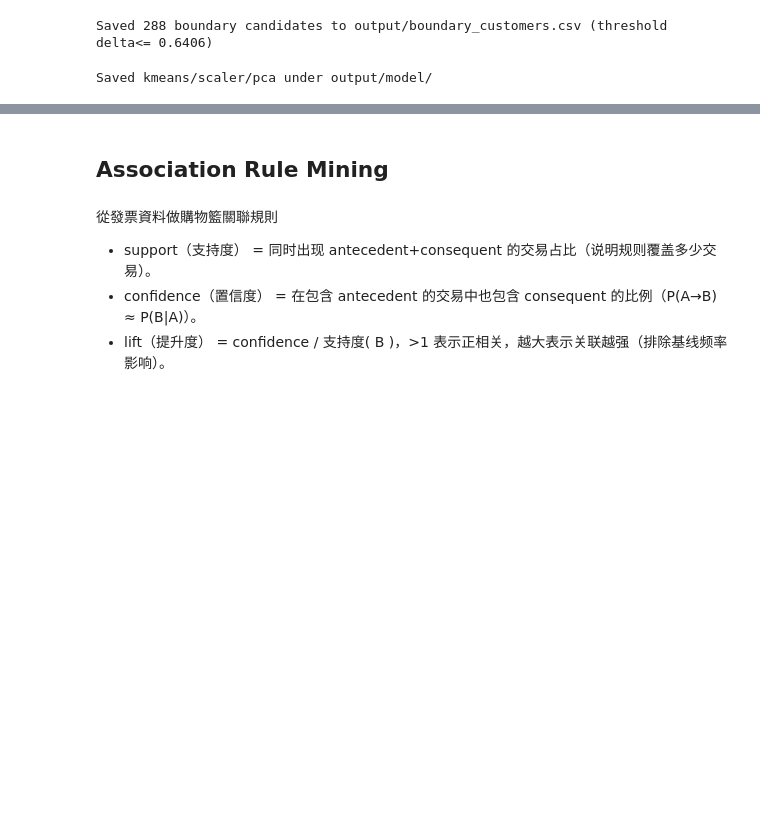
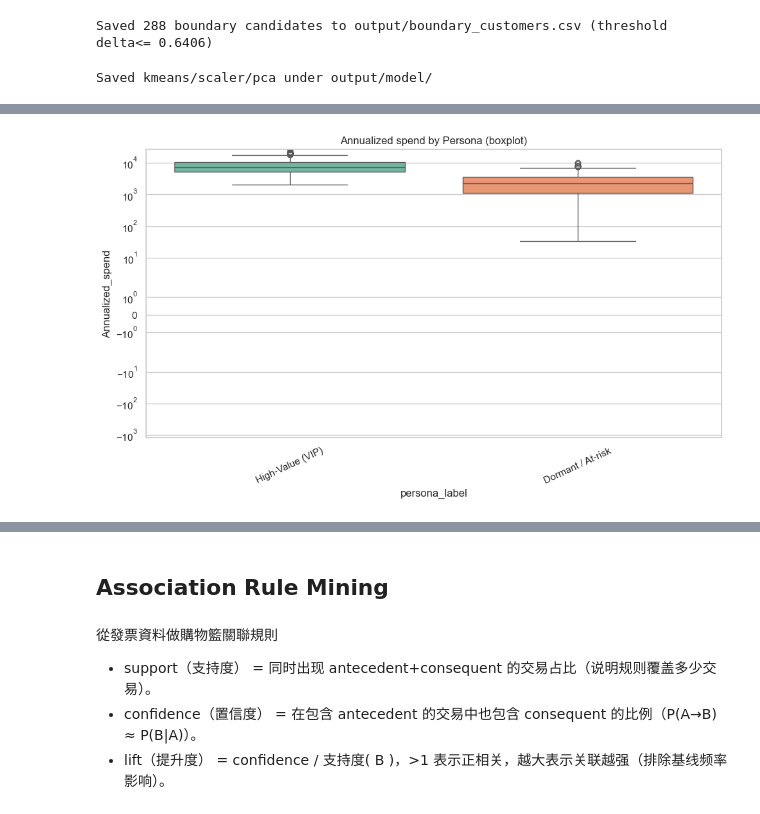
Before and after one commit to PolyU-Computer-Science/Year3-COMP3134-BI-Group-Project, a Jupyter notebook: Group_6.ipynb, the cells around one changed output, grey strips where cells are left out. Drawn from its saved outputs; the diff is of its cells as text; code cells hidden in the pictures; blank space fills up the shorter version.

```diff
--- a/Group_6.ipynb
+++ b/Group_6.ipynb
@@ -598,3 +580,5 @@ rfm_enriched.to_csv(CSV_DIR / 'customers_with_cluster_enriched.csv', index=False
 top_cluster = personas.loc[personas['avg_monetary'].idxmax(), 'cluster']
 high_value_customers = rfm_enriched[rfm_enriched['cluster'] == top_cluster]
 high_value_customers.to_csv(CSV_DIR / 'high_value_customers.csv', index=False)
+# %%
+rfm_persona = rfm_enriched.merge(personas[['cluster','persona_label']], on='cluster', how='left')
@@ -600,0 +596,12 @@ high_value_customers.to_csv(CSV_DIR / 'high_value_customers.csv', index=False)
+# %%
+sns.boxplot(data=rfm_persona.dropna(subset=['Annualized_spend','persona_label']),
+            x='persona_label', y='Annualized_spend', hue='persona_label', palette='Set2', legend=False)
+plt.yscale('symlog')
+plt.xticks(rotation=25)
+plt.title('Annualized spend by Persona (boxplot)')
+plt.tight_layout()
+plt.savefig(IMAGE_OUTPUT_DIR / 'persona_annualized_spend_box.png')
+plt.show()
+plt.close()
+# %% [output]
+[figure, added]
```
Also changed, not shown: parts of 17 cells of this notebook, 7 other files.
